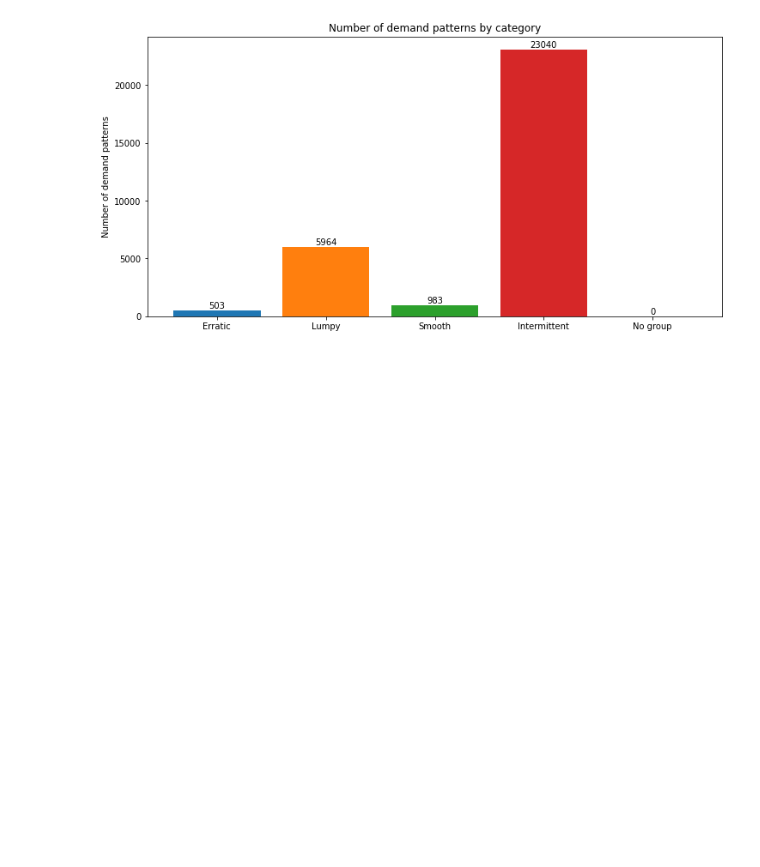
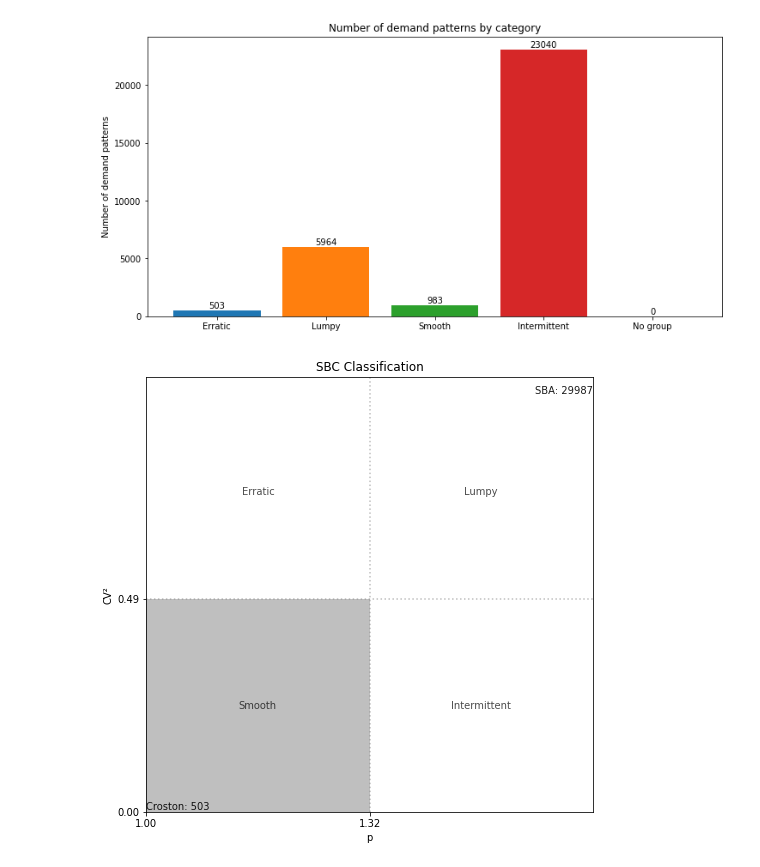
Before and after one commit to tqn14/SBC_classification_python, a Jupyter notebook: test_intermittent_demand.ipynb, the cells around one changed output. Saved outputs shown, nothing was run; the diff lists cells and outputs as text; code cells hidden in the pictures; blank space fills up the shorter version.

```diff
--- a/test_intermittent_demand.ipynb
+++ b/test_intermittent_demand.ipynb
@@ -293,3 +382,26 @@ ax.set_title('Number of demand patterns by category')
 plt.show()
 # %% [output]
 [figure]
+# %%
+from matplotlib.patches import Rectangle
+fig,ax = plt.subplots(figsize = (8,8))
+currentAxis = plt.gca()
+currentAxis.add_patch(Rectangle((1,0), width = 0.64, height = 0.98, facecolor='none'))
+currentAxis.add_patch(Rectangle((1,0), width = 0.32, height = 0.49, facecolor='grey', alpha = 0.5))
+ax.set_yticks(np.arange(0, 0.98, 0.49))
+ax.set_xlim(1, 1.64)
+ax.set_xticks(np.arange(1, 1.64, 0.32))
+ax.axvline(x = 1.32, color = 'grey', alpha = 0.5, linestyle = 'dotted')
+ax.axhline(y = 0.49, color = 'grey', alpha = 0.5, linestyle = 'dotted')
+ax.text((1 + 1.32) /2, (0.49 + 0.98)/2, 'Erratic', ha = 'center', va = 'center', alpha = 0.7)
+ax.text((1.32 + 1.64) /2, (0.49 + 0.98)/2, 'Lumpy', ha = 'center', va = 'center', alpha = 0.7)
+ax.text(1.64, 0.98, f'SBA: {sba_count}', ha = 'right', va = 'top', alpha = 0.9)
+ax.text((1 + 1.32) /2, (0 + 0.49)/2, 'Smooth', ha = 'center', va = 'center', alpha = 0.7)
+ax.text(1, 0, f'Croston: {croston_count}', ha = 'left', va = 'bottom', alpha = 0.9)
+ax.text((1.32 + 1.64) /2, (0 + 0.49)/2, 'Intermittent', ha = 'center', va = 'center', alpha = 0.7)
+ax.set_ylabel("CV\u00b2")
+ax.set_xlabel("p")
+ax.set_title("SBC Classification")
+plt.show()
+# %% [output]
+[figure, added]
```
Also changed, not shown: parts of 25 cells of this notebook, 7 other files.
